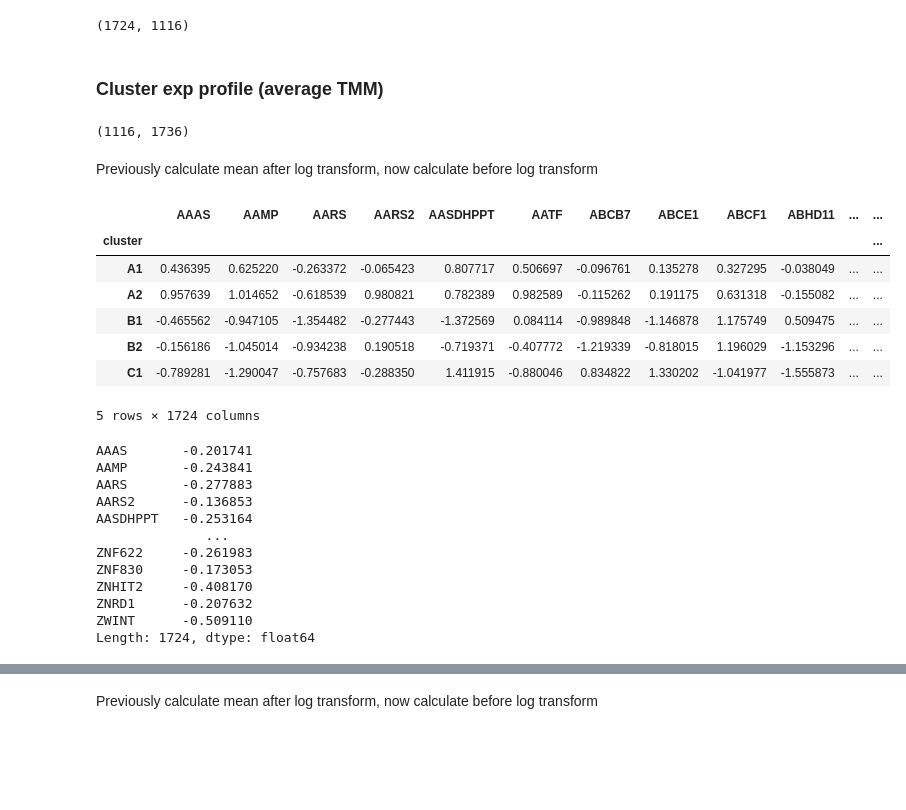
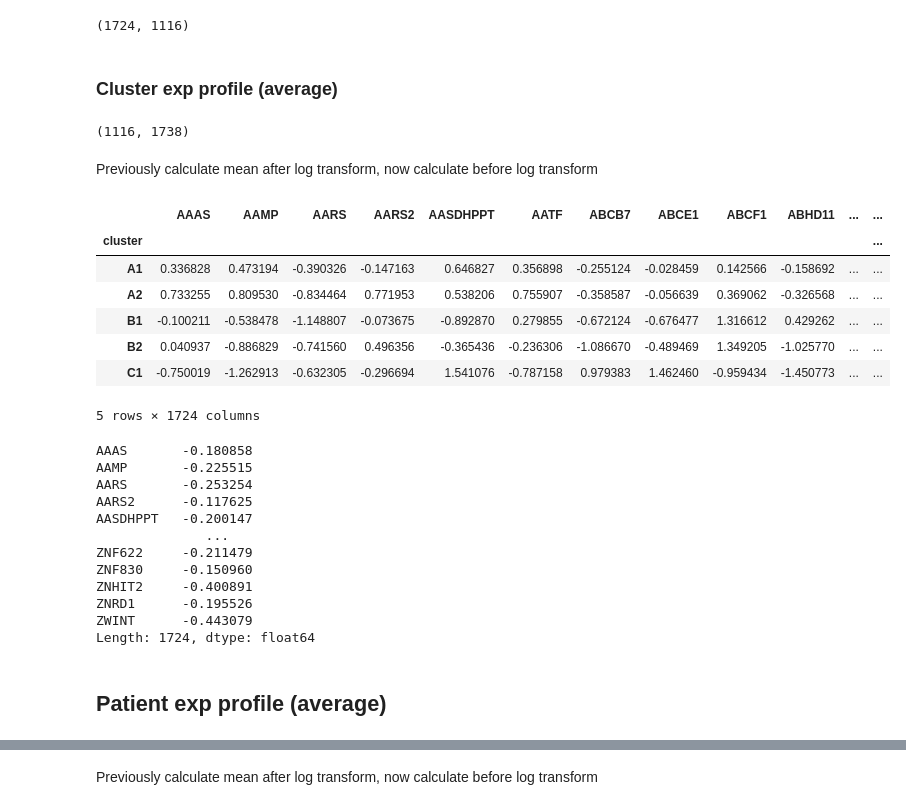
Before and after one commit to CSB5/CaDRReS-Sc, a Jupyter notebook: script/B01_single_cell_cluster_info_and_exp.ipynb, the cells around one changed output, grey strips where cells are left out. Saved outputs shown, nothing was run; the diff lists cells and outputs as text; code cells hidden in the pictures; blank space fills up the shorter version.

```diff
--- a/script/B01_single_cell_cluster_info_and_exp.ipynb
+++ b/script/B01_single_cell_cluster_info_and_exp.ipynb
@@ -203,22 +265,22 @@ len(ess_gene_list)
 # %% [output]
 1856
 # %%
-selected_ess_gene_list = [g for g in ess_gene_list if g in tmm_df.index]
+selected_ess_gene_list = [g for g in ess_gene_list if g in cell_exp_df.index]
 len(selected_ess_gene_list)
 # %% [output]
 1724
 # %%
-tmm_df = tmm_df.loc[selected_ess_gene_list]
-tmm_df.shape
+cell_exp_df = cell_exp_df.loc[selected_ess_gene_list]
+cell_exp_df.shape
 # %% [output]
 (1724, 1116)
 # %% [markdown]
-### Cluster exp profile (average TMM)
+### Cluster exp profile (average)
 # %%
-temp_df = tmm_df.T
+temp_df = cell_exp_df.T
 temp_df = pd.merge(temp_df, cell_df, left_index=True, right_index=True)
 temp_df.shape
 # %% [output]
-(1116, 1736)
+(1116, 1738)
 # %%
-cluster_tmm_df = temp_df.groupby('cluster')[selected_ess_gene_list].mean()
+cluster_df = temp_df.groupby('cluster')[selected_ess_gene_list].mean()
@@ -225,30 +289,30 @@ cluster_tmm_df = temp_df.groupby('cluster')[selected_ess_gene_list].mean()
 # %% [markdown]
 Previously calculate mean after log transform, now calculate before log transform
 # %%
-log2_fc_cluster_tmm_df = (np.log2(cluster_tmm_df + 1) - np.log2((cluster_tmm_df + 1).mean()))
-log2_fc_cluster_tmm_df.head()
+log2_fc_cluster_df = (np.log2(cluster_df + 1) - np.log2((cluster_df + 1).mean()))
+log2_fc_cluster_df.head()
 # %% [output]
 |  | AAAS | AAMP | AARS | AARS2 | AASDHPPT | AATF | ABCB7 | ABCE1 | ABCF1 | ABHD11 | ... | ... |
 | cluster |  |  |  |  |  |  |  |  |  |  |  | ... |
-| A1 | 0.436395 | 0.625220 | -0.263372 | -0.065423 | 0.807717 | 0.506697 | -0.096761 | 0.135278 | 0.327295 | -0.038049 | ... | ... |
-| A2 | 0.957639 | 1.014652 | -0.618539 | 0.980821 | 0.782389 | 0.982589 | -0.115262 | 0.191175 | 0.631318 | -0.155082 | ... | ... |
-| B1 | -0.465562 | -0.947105 | -1.354482 | -0.277443 | -1.372569 | 0.084114 | -0.989848 | -1.146878 | 1.175749 | 0.509475 | ... | ... |
-| B2 | -0.156186 | -1.045014 | -0.934238 | 0.190518 | -0.719371 | -0.407772 | -1.219339 | -0.818015 | 1.196029 | -1.153296 | ... | ... |
-| C1 | -0.789281 | -1.290047 | -0.757683 | -0.288350 | 1.411915 | -0.880046 | 0.834822 | 1.330202 | -1.041977 | -1.555873 | ... | ... |
+| A1 | 0.336828 | 0.473194 | -0.390326 | -0.147163 | 0.646827 | 0.356898 | -0.255124 | -0.028459 | 0.142566 | -0.158692 | ... | ... |
+| A2 | 0.733255 | 0.809530 | -0.834464 | 0.771953 | 0.538206 | 0.755907 | -0.358587 | -0.056639 | 0.369062 | -0.326568 | ... | ... |
+| B1 | -0.100211 | -0.538478 | -1.148807 | -0.073675 | -0.892870 | 0.279855 | -0.672124 | -0.676477 | 1.316612 | 0.429262 | ... | ... |
+| B2 | 0.040937 | -0.886829 | -0.741560 | 0.496356 | -0.365436 | -0.236306 | -1.086670 | -0.489469 | 1.349205 | -1.025770 | ... | ... |
+| C1 | -0.750019 | -1.262913 | -0.632305 | -0.296694 | 1.541076 | -0.787158 | 0.979383 | 1.462460 | -0.959434 | -1.450773 | ... | ... |
 5 rows × 1724 columns
 # %%
-log2_fc_cluster_tmm_df.mean()
+log2_fc_cluster_df.mean()
 # %% [output]
-AAAS       -0.201741
-AAMP       -0.243841
-AARS       -0.277883
-AARS2      -0.136853
-AASDHPPT   -0.253164
+AAAS       -0.180858
+AAMP       -0.225515
+AARS       -0.253254
+AARS2      -0.117625
+AASDHPPT   -0.200147
               ...
-ZNF622     -0.261983
-ZNF830     -0.173053
-ZNHIT2     -0.408170
-ZNRD1      -0.207632
-ZWINT      -0.509110
+ZNF622     -0.211479
+ZNF830     -0.150960
+ZNHIT2     -0.400891
+ZNRD1      -0.195526
+ZWINT      -0.443079
 Length: 1724, dtype: float64
 # %%
@@ -256,0 +321,2 @@ log2_fc_cluster_tmm_df.to_csv('../preprocessed_data/HN_patient_specific/log2_fc_
+# %% [markdown]
+## Patient exp profile (average)
```
Also changed, not shown: parts of 31 cells of this notebook, 35 other files.
